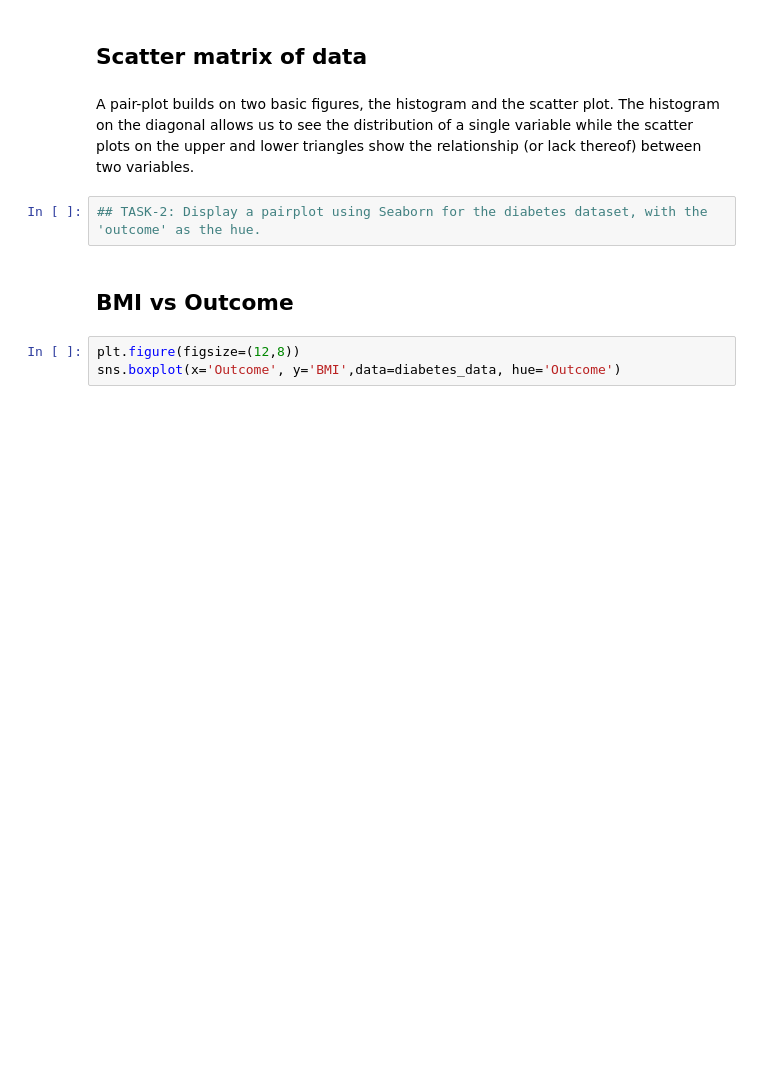
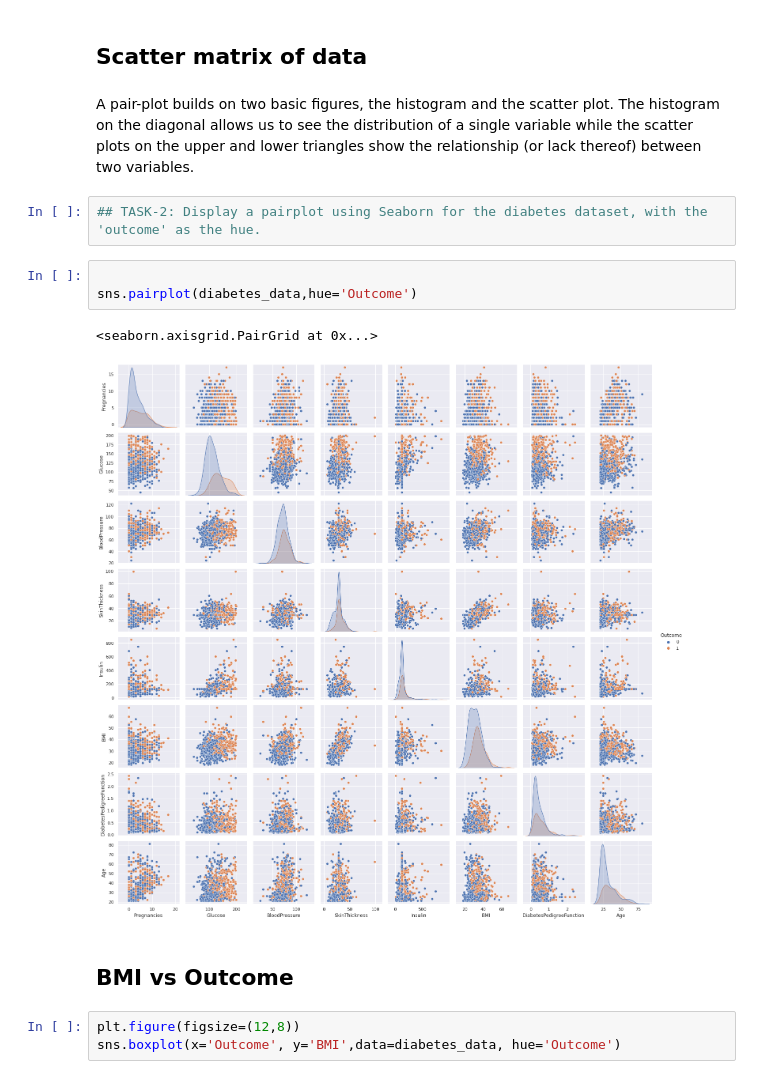
Before and after one commit to kkousar/fmml2021, a Jupyter notebook: Project3_FMML_CLF1.ipynb, the cells around one changed output. Drawn from its saved outputs; the diff is of its cells as text; blank space fills up the shorter version.

```diff
--- a/Project3_FMML_CLF1.ipynb
+++ b/Project3_FMML_CLF1.ipynb
@@ -173,6 +171,12 @@ The above graph shows that the dataset is biased towards non-diabetic people. Th
 A pair-plot builds on two basic figures, the histogram and the scatter plot. The histogram on the diagonal allows us to see the distribution of a single variable while the scatter plots on the upper and lower triangles show the relationship (or lack thereof) between two variables.
 # %%
 ## TASK-2: Display a pairplot using Seaborn for the diabetes dataset, with the 'outcome' as the hue.
+# %%
+
+sns.pairplot(diabetes_data,hue='Outcome')
+# %% [output]
+<seaborn.axisgrid.PairGrid at 0x...>
+[figure, added]
 # %% [markdown]
 ## BMI vs Outcome
 # %%
```
Also changed, not shown: parts of 15 cells of this notebook.
